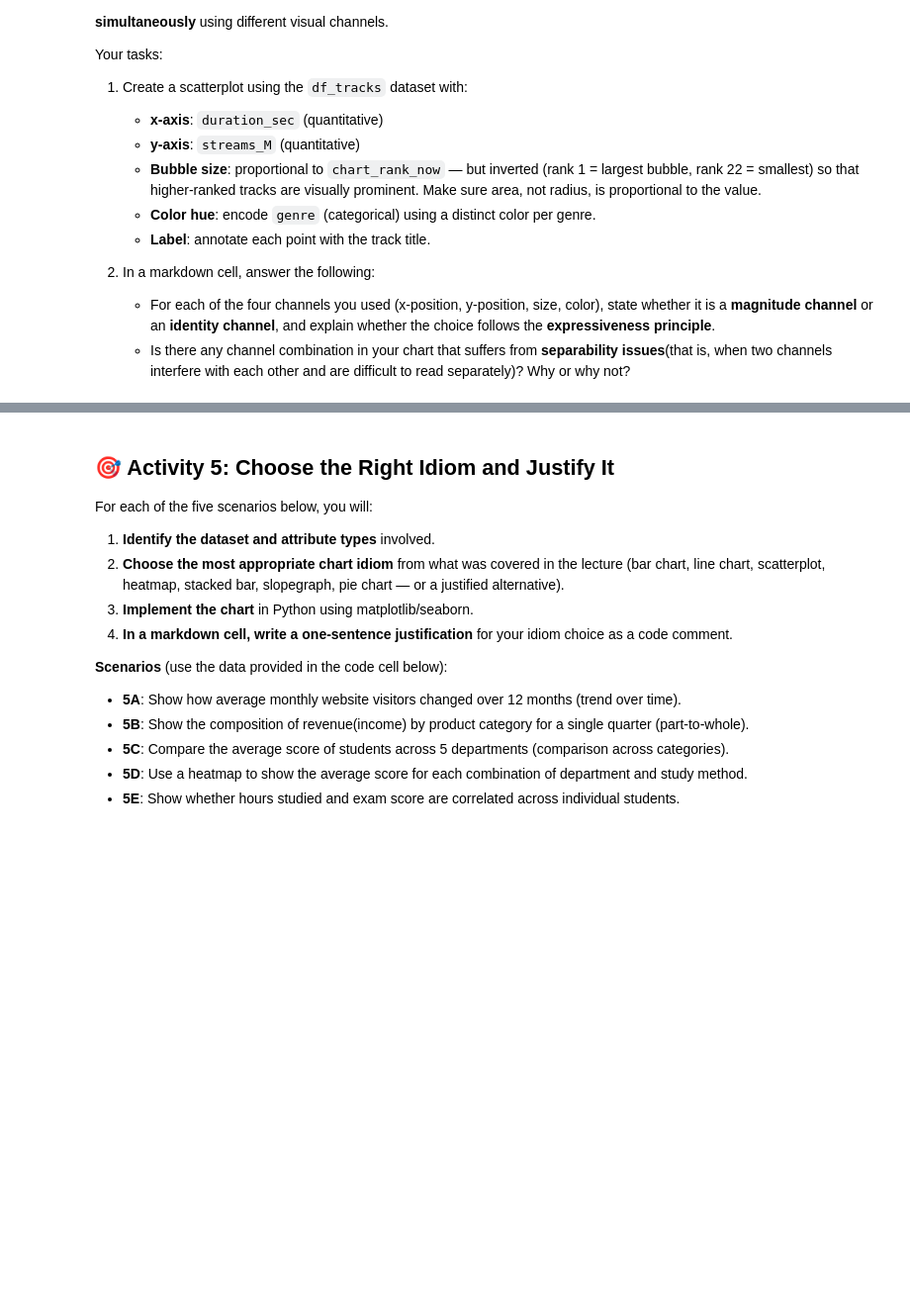
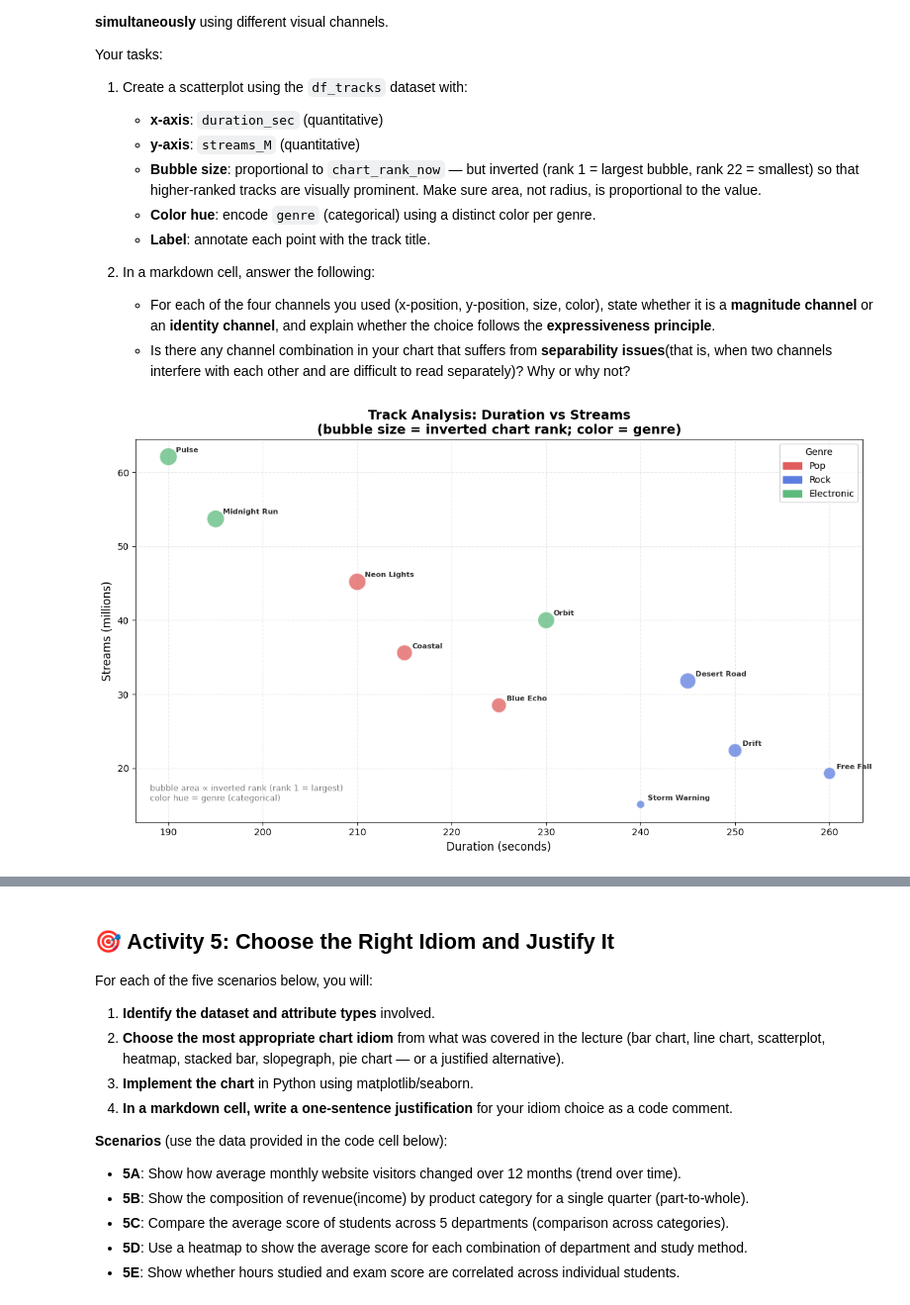
Before and after one commit to NicoCarrion02/data_visualization_6011, a Jupyter notebook: lab1/lab1.ipynb, the cells around one changed output, grey strips where cells are left out. Shown at 99% size. Drawn from its saved outputs; the diff is of its cells as text; code cells hidden in the pictures; blank space fills up the shorter version.

```diff
--- a/lab1/lab1.ipynb
+++ b/lab1/lab1.ipynb
@@ -855,31 +864,33 @@ for _, row in df_tracks.iterrows():
       color="#333333",
       fontweight="bold",
     )
 
 # Manual legend for genres (identity channel: color hue)
 legend_handles = [
     mpatches.Patch(color=color, label=genre)
     for genre, color in genre_colors.items()
 ]
-ax.legend(handles=legend_handles, title="Genre", loc="upper left", fontsize=10)
+ax.legend(handles=legend_handles, title="Genre", loc="upper right", fontsize=10)
 
 # Add size legend to show rank mapping
 for rank_val in [1, 5, 10, 15, 22]:
     inv_rank = max_rank - rank_val + 1
     size = (inv_rank ** 0.5) * 80
     ax.scatter([], [], s=size, c="gray", alpha=0.5, edgecolors="black",
                label=f"Rank {rank_val}")
 
 ax.set_xlabel("Duration (seconds)", fontsize=12)
 ax.set_ylabel("Streams (millions)", fontsize=12)
 ax.set_title("Track Analysis: Duration vs Streams\n(bubble size = inverted chart rank; color = genre)",
              fontsize=14, fontweight="bold")
 ax.grid(True, linestyle="--", alpha=0.3)
 
 # Add annotation explaining the encoding
 ax.annotate("bubble area ∝ inverted rank (rank 1 = largest)\ncolor hue = genre (categorical)",
             xy=(0.02, 0.05), xycoords="axes fraction",
             fontsize=9, color="gray", va="bottom")
 
 plt.tight_layout()
 plt.show()
+# %% [output]
+[figure, added]
```
Also changed, not shown: parts of 3 cells of this notebook.
